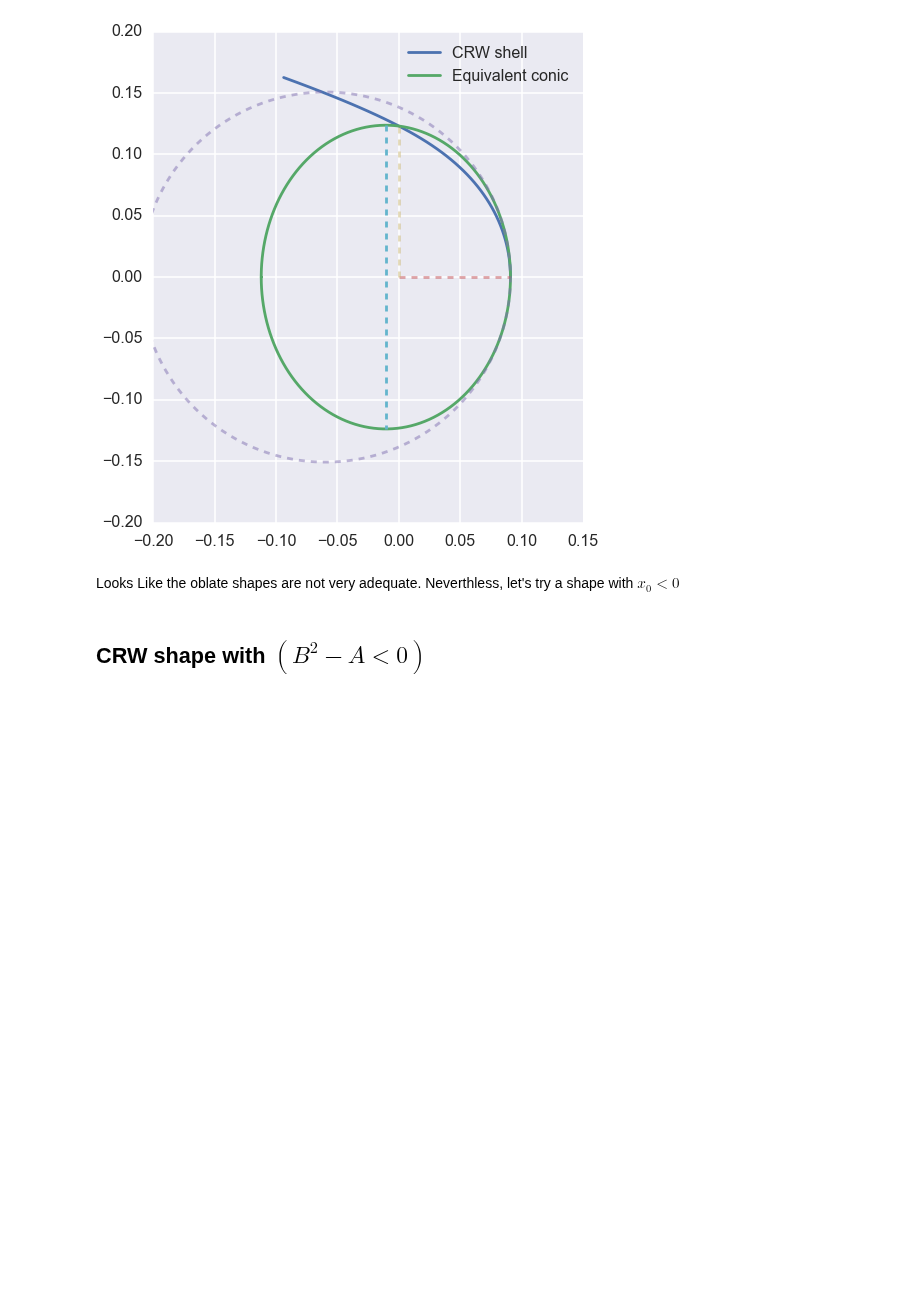
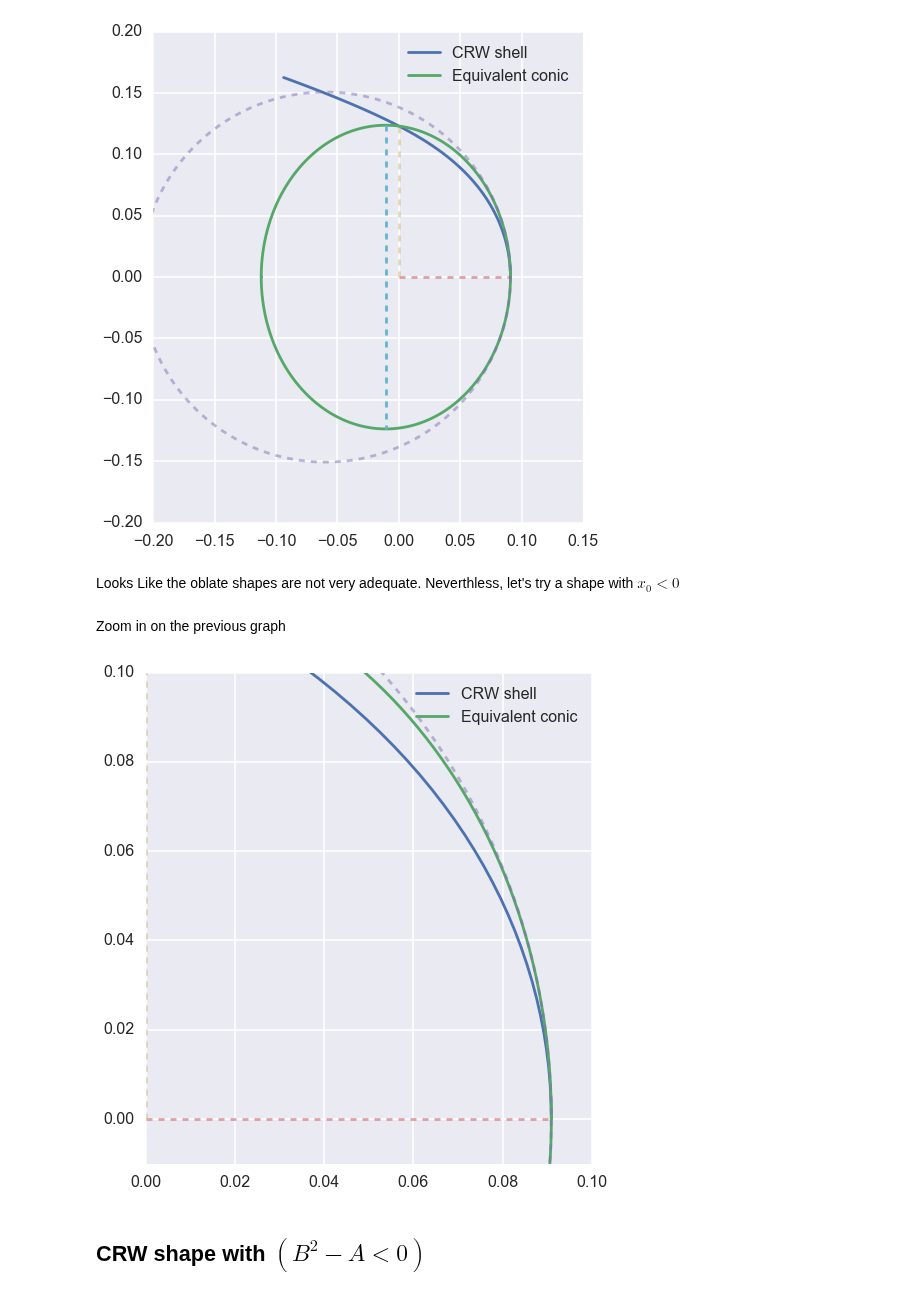
Before and after one commit to will-henney/bowshock-shape, a Jupyter notebook: papers/Paper1/oblate_analysis.ipynb, the cells around one changed output. Cells and saved outputs as stored; diff of their text form; code cells hidden in the pictures; blank space fills up the shorter version.

```diff
--- a/papers/Paper1/oblate_analysis.ipynb
+++ b/papers/Paper1/oblate_analysis.ipynb
@@ -85,6 +119,21 @@ plt.gca().set_aspect("equal",adjustable="box");
 [figure]
 # %% [markdown]
 Looks Like the oblate shapes are not very adequate. Neverthless, let's try a shape with $x_0<0$
+# %% [markdown]
+Zoom in on the previous graph
+# %%
+plt.plot(x00,y00,label="CRW shell")
+plt.plot(xe00,ye00,label="Equivalent conic")
+plt.plot([0.0,R0],[0.0,0.0],"--",alpha=0.5)
+plt.plot(R0*A00*np.cos(t)-A00*R0+R0,R0*A00*np.sin(t),"--",alpha=0.5)
+plt.plot([0.0,0.0],[0.0,R0*B00],"--",alpha=0.5)
+plt.plot([-x000,-x000],[b,-b],"--")
+plt.legend()
+plt.xlim(-0.0,0.1)
+plt.ylim(-0.01,0.1)
+plt.gca().set_aspect("equal",adjustable="box");
+# %% [output]
+[figure, added]
 # %% [markdown]
 ## CRW shape with $(B^2-A < 0)$
 # %%
```
Also changed, not shown: parts of 10 cells of this notebook.
